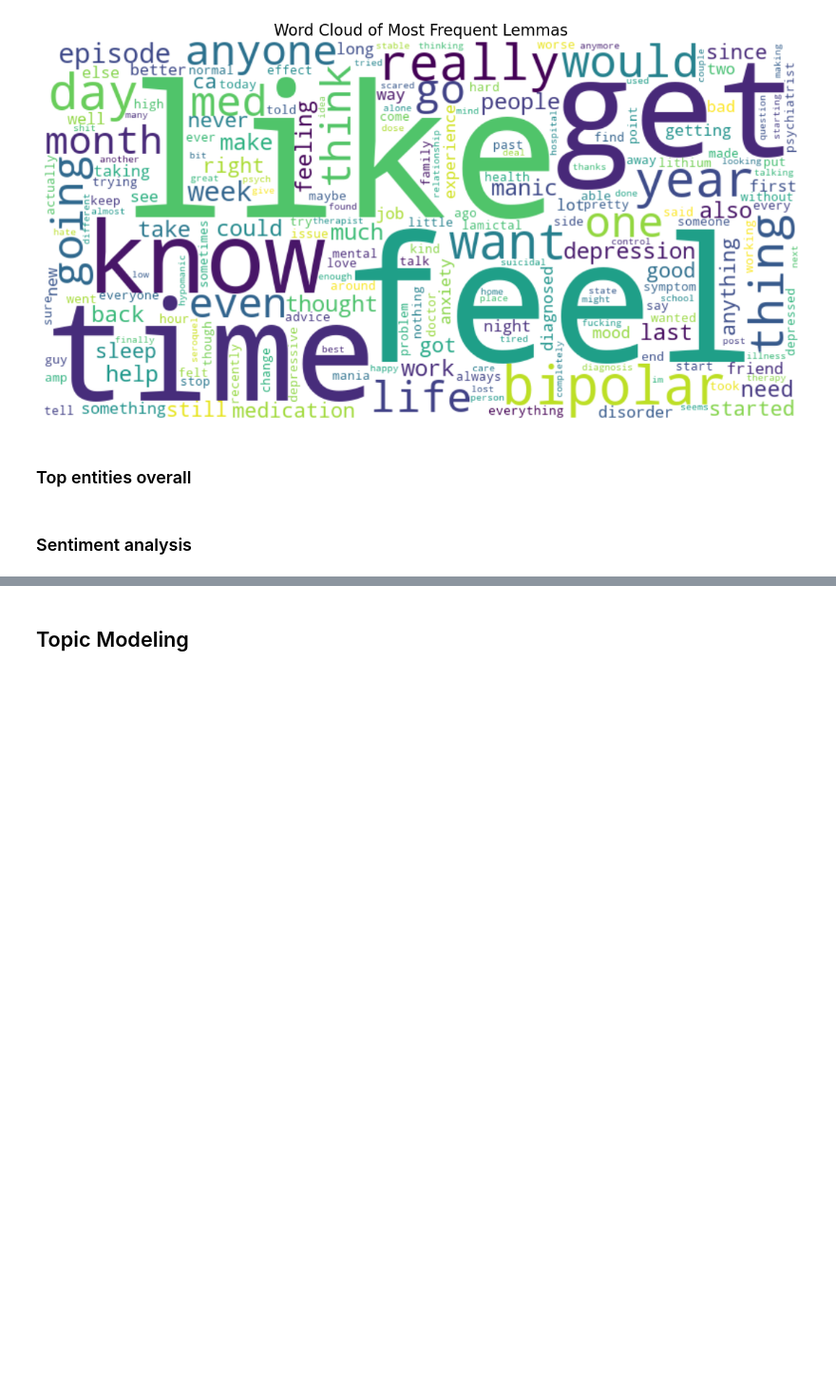
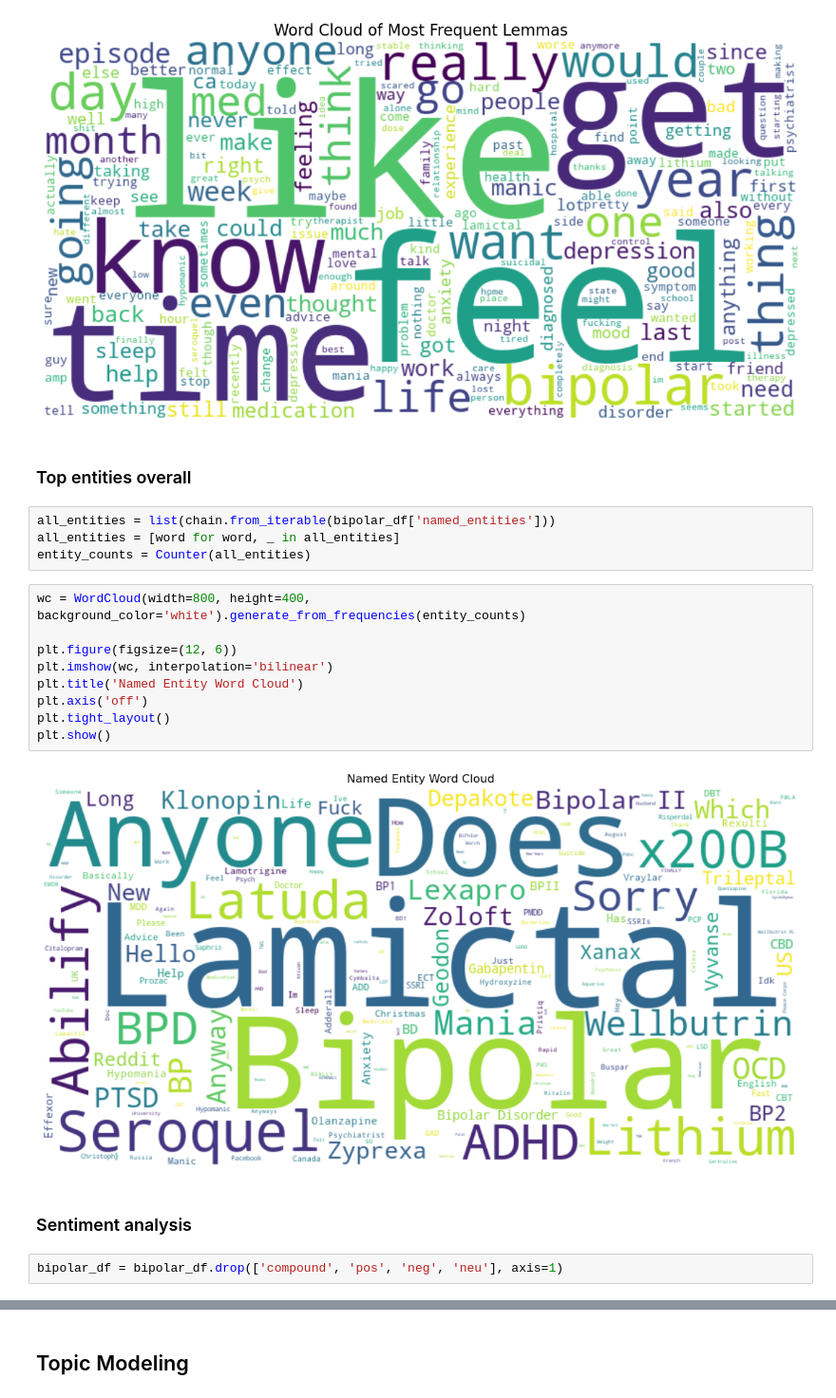
Before and after one commit to zrich1114/reddit-mental-health, a Jupyter notebook: notebooks/reddit-bipolar.ipynb, the cells around one changed output, grey strips where cells are left out. Shown at 95% size. Cells and saved outputs as stored; diff of their text form; blank space fills up the shorter version.

```diff
--- a/notebooks/reddit-bipolar.ipynb
+++ b/notebooks/reddit-bipolar.ipynb
@@ -132,5 +135,22 @@ plt.show()
 [figure]
 # %% [markdown]
 ### Top entities overall
+# %%
+all_entities = list(chain.from_iterable(bipolar_df['named_entities']))
+all_entities = [word for word, _ in all_entities]
+entity_counts = Counter(all_entities)
+# %%
+wc = WordCloud(width=800, height=400, background_color='white').generate_from_frequencies(entity_counts)
+
+plt.figure(figsize=(12, 6))
+plt.imshow(wc, interpolation='bilinear')
+plt.title('Named Entity Word Cloud')
+plt.axis('off')
+plt.tight_layout()
+plt.show()
+# %% [output]
+[figure, added]
 # %% [markdown]
 ### Sentiment analysis
+# %%
+bipolar_df = bipolar_df.drop(['compound', 'pos', 'neg', 'neu'], axis=1)
```
Also changed, not shown: parts of 5 cells of this notebook.
